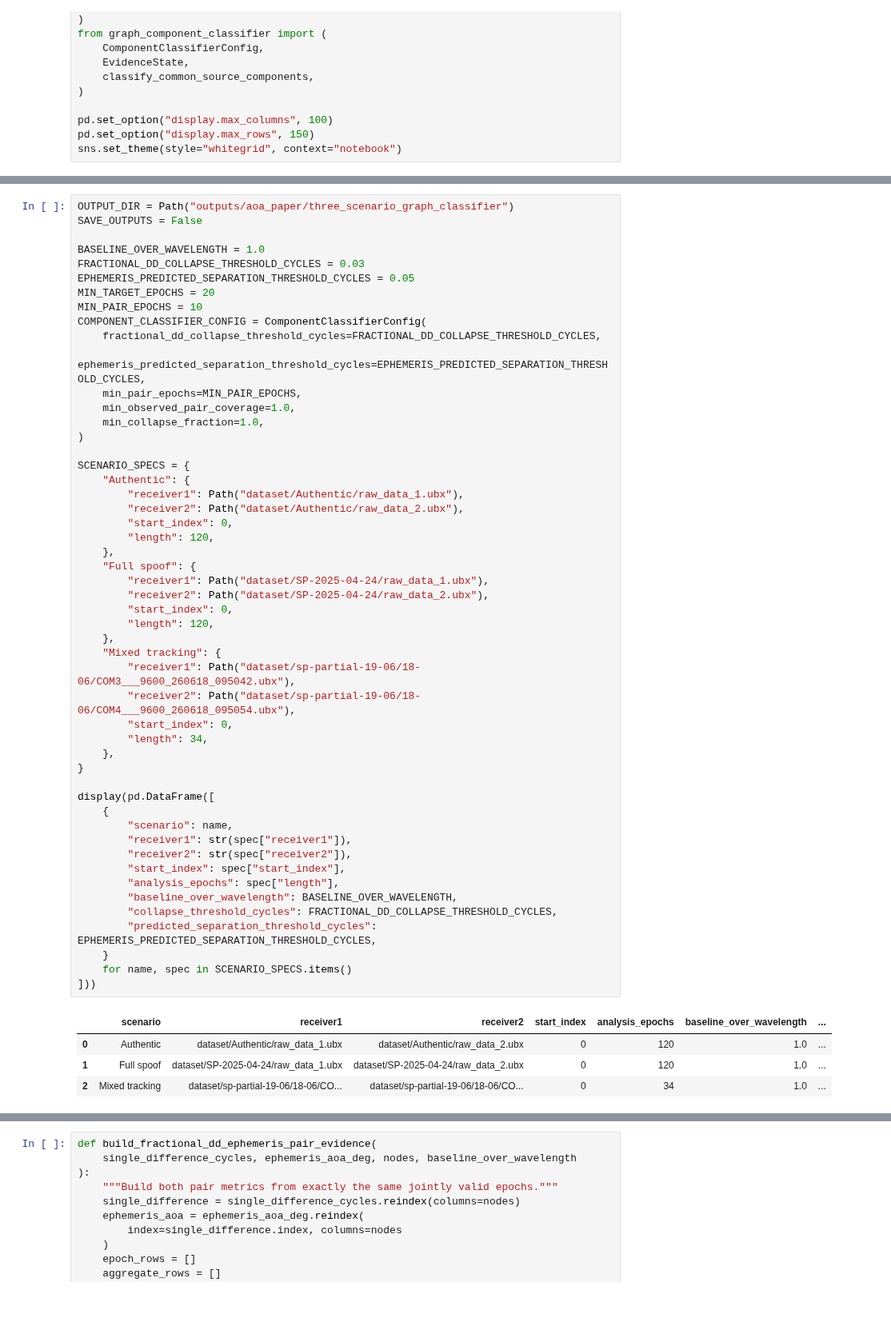
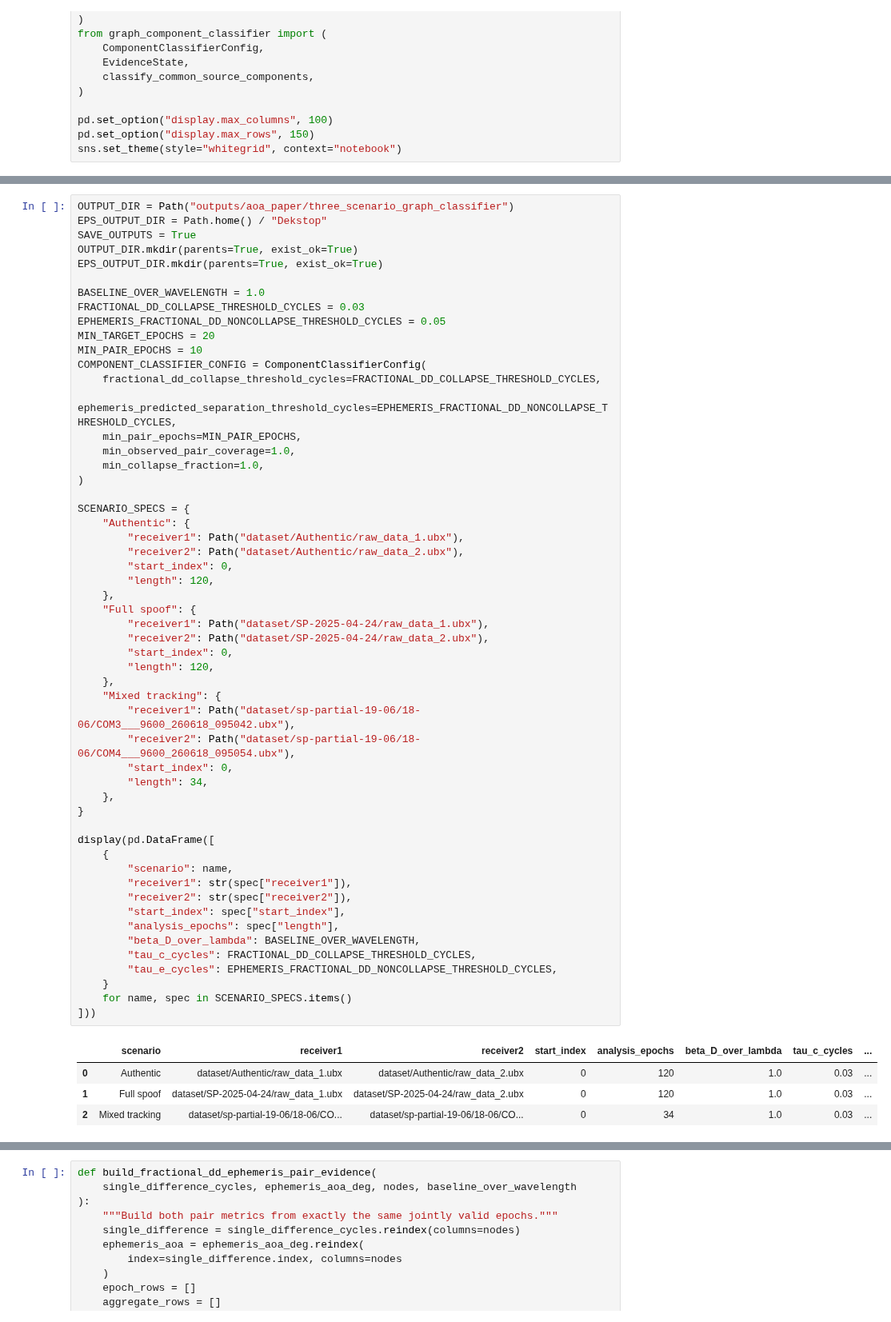
Before and after one commit to betty2310/angle, a Jupyter notebook: AOA_DD_Ephemeris_Graph_Classifier.ipynb, the cells around one changed output, grey strips where cells are left out. Shown at 80% size. Drawn from its saved outputs; the diff is of its cells as text.

```diff
--- a/AOA_DD_Ephemeris_Graph_Classifier.ipynb
+++ b/AOA_DD_Ephemeris_Graph_Classifier.ipynb
@@ -85,15 +89,18 @@ The two thresholds have the same unit but different roles and are calibrated sep
 # %%
 OUTPUT_DIR = Path("outputs/aoa_paper/three_scenario_graph_classifier")
-SAVE_OUTPUTS = False
+EPS_OUTPUT_DIR = Path.home() / "Dekstop"
+SAVE_OUTPUTS = True
+OUTPUT_DIR.mkdir(parents=True, exist_ok=True)
+EPS_OUTPUT_DIR.mkdir(parents=True, exist_ok=True)
 
 BASELINE_OVER_WAVELENGTH = 1.0
 FRACTIONAL_DD_COLLAPSE_THRESHOLD_CYCLES = 0.03
-EPHEMERIS_PREDICTED_SEPARATION_THRESHOLD_CYCLES = 0.05
+EPHEMERIS_FRACTIONAL_DD_NONCOLLAPSE_THRESHOLD_CYCLES = 0.05
 MIN_TARGET_EPOCHS = 20
 MIN_PAIR_EPOCHS = 10
 COMPONENT_CLASSIFIER_CONFIG = ComponentClassifierConfig(
     fractional_dd_collapse_threshold_cycles=FRACTIONAL_DD_COLLAPSE_THRESHOLD_CYCLES,
-    ephemeris_predicted_separation_threshold_cycles=EPHEMERIS_PREDICTED_SEPARATION_THRESHOLD_CYCLES,
+    ephemeris_predicted_separation_threshold_cycles=EPHEMERIS_FRACTIONAL_DD_NONCOLLAPSE_THRESHOLD_CYCLES,
     min_pair_epochs=MIN_PAIR_EPOCHS,
     min_observed_pair_coverage=1.0,
     min_collapse_fraction=1.0,
@@ -104,38 +111,38 @@ SCENARIO_SPECS = {
         "receiver1": Path("dataset/Authentic/raw_data_1.ubx"),
         "receiver2": Path("dataset/Authentic/raw_data_2.ubx"),
         "start_index": 0,
         "length": 120,
     },
     "Full spoof": {
         "receiver1": Path("dataset/SP-2025-04-24/raw_data_1.ubx"),
         "receiver2": Path("dataset/SP-2025-04-24/raw_data_2.ubx"),
         "start_index": 0,
         "length": 120,
     },
     "Mixed tracking": {
         "receiver1": Path("dataset/sp-partial-19-06/18-06/COM3___9600_260618_095042.ubx"),
         "receiver2": Path("dataset/sp-partial-19-06/18-06/COM4___9600_260618_095054.ubx"),
         "start_index": 0,
         "length": 34,
     },
 }
 
 display(pd.DataFrame([
     {
         "scenario": name,
         "receiver1": str(spec["receiver1"]),
         "receiver2": str(spec["receiver2"]),
         "start_index": spec["start_index"],
         "analysis_epochs": spec["length"],
-        "baseline_over_wavelength": BASELINE_OVER_WAVELENGTH,
-        "collapse_threshold_cycles": FRACTIONAL_DD_COLLAPSE_THRESHOLD_CYCLES,
-        "predicted_separation_threshold_cycles": EPHEMERIS_PREDICTED_SEPARATION_THRESHOLD_CYCLES,
+        "beta_D_over_lambda": BASELINE_OVER_WAVELENGTH,
+        "tau_c_cycles": FRACTIONAL_DD_COLLAPSE_THRESHOLD_CYCLES,
+        "tau_e_cycles": EPHEMERIS_FRACTIONAL_DD_NONCOLLAPSE_THRESHOLD_CYCLES,
     }
     for name, spec in SCENARIO_SPECS.items()
 ]))
 # %% [output]
-|  | scenario | receiver1 | receiver2 | start_index | analysis_epochs | baseline_over_wavelength | ... |
-| 0 | Authentic | dataset/Authentic/raw_data_1.ubx | dataset/Authentic/raw_data_2.ubx | 0 | 120 | 1.0 | ... |
-| 1 | Full spoof | dataset/SP-2025-04-24/raw_data_1.ubx | dataset/SP-2025-04-24/raw_data_2.ubx | 0 | 120 | 1.0 | ... |
-| 2 | Mixed tracking | dataset/sp-partial-19-06/18-06/CO... | dataset/sp-partial-19-06/18-06/CO... | 0 | 34 | 1.0 | ... |
+|  | scenario | receiver1 | receiver2 | start_index | analysis_epochs | beta_D_over_lambda | tau_c_cycles | ... |
+| 0 | Authentic | dataset/Authentic/raw_data_1.ubx | dataset/Authentic/raw_data_2.ubx | 0 | 120 | 1.0 | 0.03 | ... |
+| 1 | Full spoof | dataset/SP-2025-04-24/raw_data_1.ubx | dataset/SP-2025-04-24/raw_data_2.ubx | 0 | 120 | 1.0 | 0.03 | ... |
+| 2 | Mixed tracking | dataset/sp-partial-19-06/18-06/CO... | dataset/sp-partial-19-06/18-06/CO... | 0 | 34 | 1.0 | 0.03 | ... |
 # %% [markdown]
```
Also changed, not shown: parts of 23 cells of this notebook.
